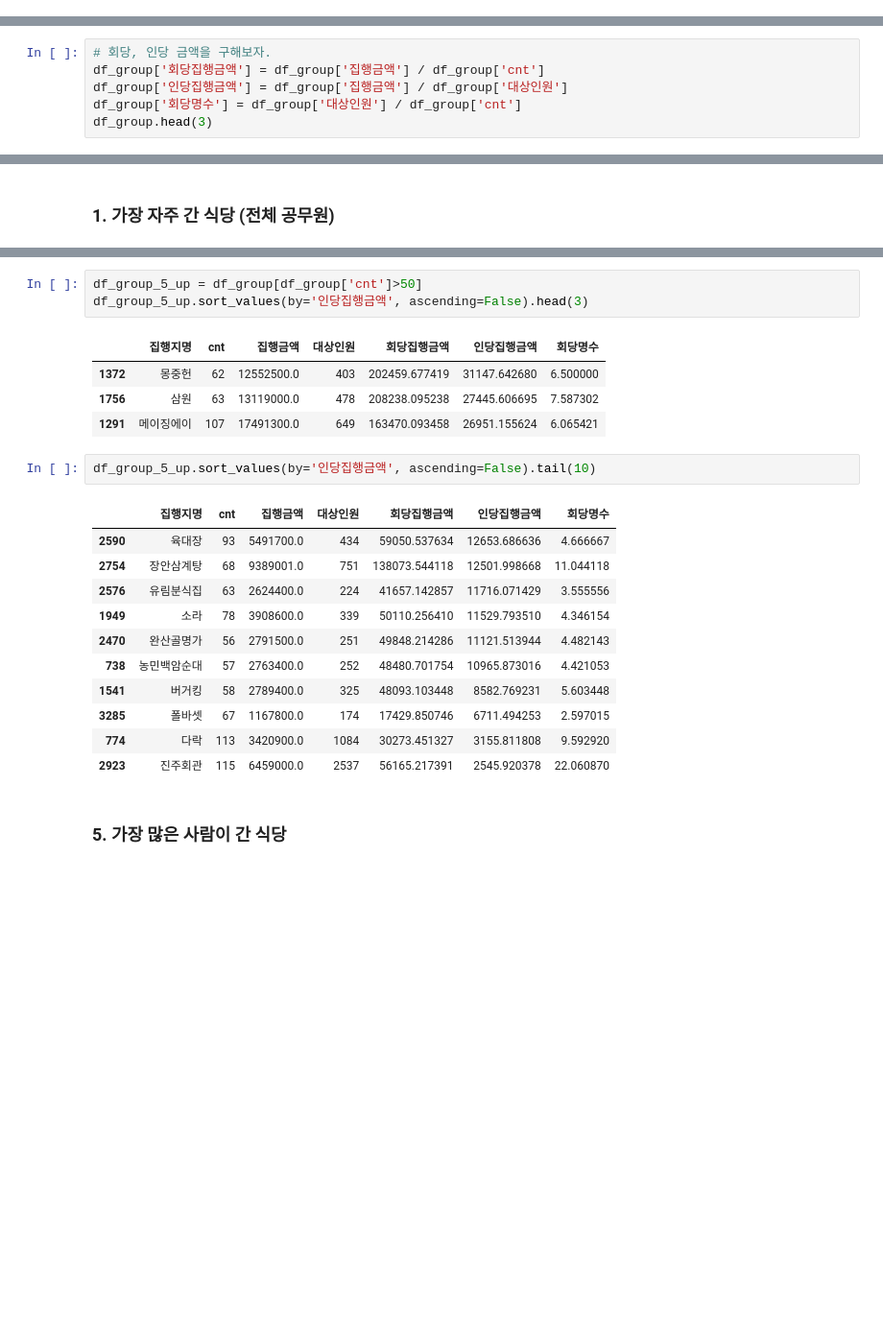
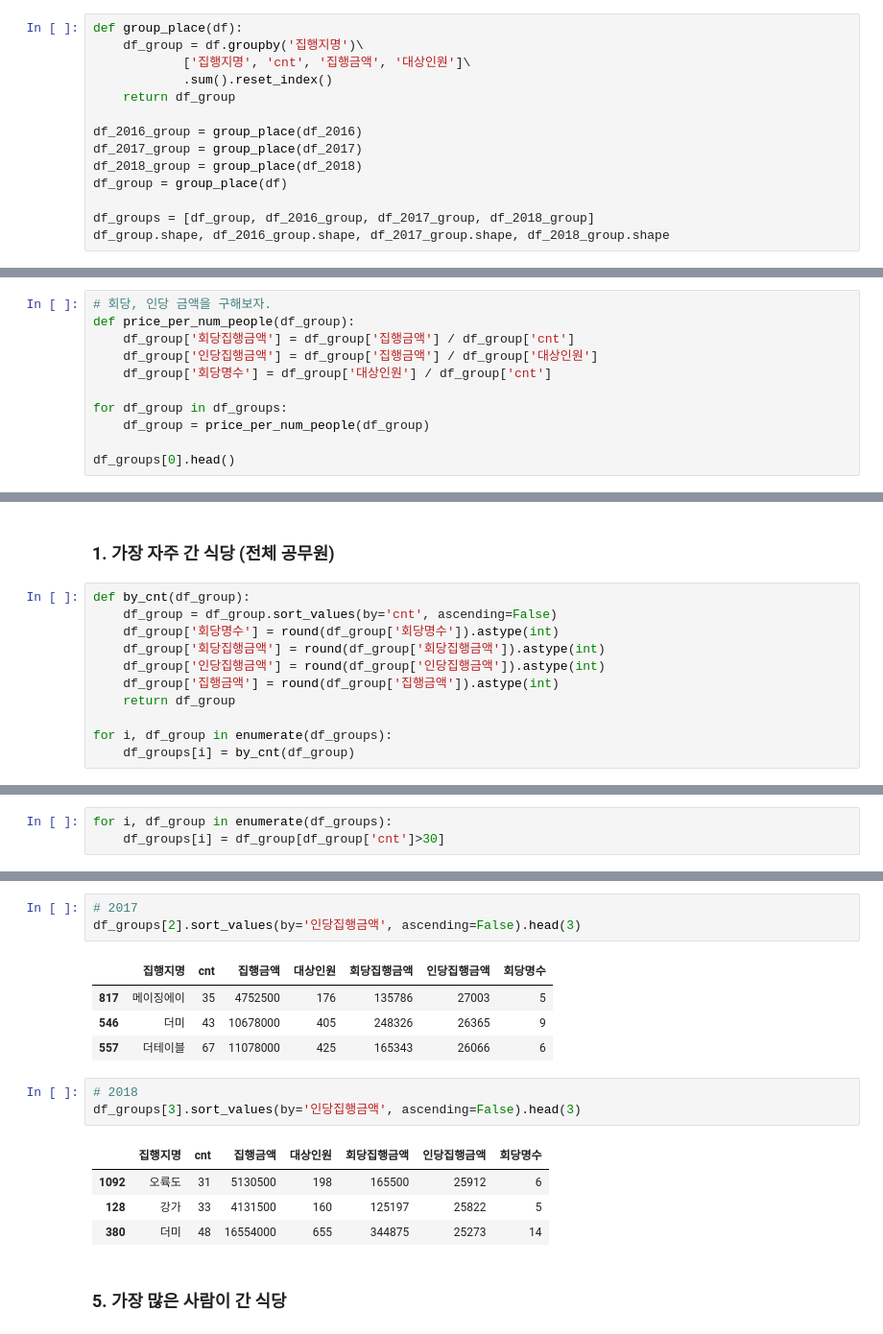
Before and after one commit to jy617lee/popular_restaurants_from_officials, a Jupyter notebook: data_analysis.ipynb, the cells around one changed output, grey strips where cells are left out. Shown at 96% size. Drawn from its saved outputs; the diff is of its cells as text; blank space fills up the shorter version.

```diff
--- a/data_analysis.ipynb
+++ b/data_analysis.ipynb
@@ -26,0 +28,14 @@ df_group.head(3)
+# %%
+def group_place(df):
+    df_group = df.groupby('집행지명')\
+            ['집행지명', 'cnt', '집행금액', '대상인원']\
+            .sum().reset_index()
+    return df_group
+
+df_2016_group = group_place(df_2016)
+df_2017_group = group_place(df_2017)
+df_2018_group = group_place(df_2018)
+df_group = group_place(df)
+
+df_groups = [df_group, df_2016_group, df_2017_group, df_2018_group]
+df_group.shape, df_2016_group.shape, df_2017_group.shape, df_2018_group.shape
@@ -27,9 +44,14 @@ df_group.head(3)
 # %%
 # 회당, 인당 금액을 구해보자.
-df_group['회당집행금액'] = df_group['집행금액'] / df_group['cnt']
-df_group['인당집행금액'] = df_group['집행금액'] / df_group['대상인원']
-df_group['회당명수'] = df_group['대상인원'] / df_group['cnt']
-df_group.head(3)
+def price_per_num_people(df_group):
+    df_group['회당집행금액'] = df_group['집행금액'] / df_group['cnt']
+    df_group['인당집행금액'] = df_group['집행금액'] / df_group['대상인원']
+    df_group['회당명수'] = df_group['대상인원'] / df_group['cnt']
+
+for df_group in df_groups:
+    df_group = price_per_num_people(df_group)
+
+df_groups[0].head()
 # %% [output]
 |  | 집행지명 | cnt | 집행금액 | 대상인원 | 회당집행금액 | 인당집행금액 | 회당명수 |
 | 0 | (월)월향 | 1 | 34000.0 | 2 | 34000.000000 | 17000.000000 | 2.000000 |
@@ -39,3 +65,14 @@ df_group.head(3)
 ## 카테고리별 맛집
 # %% [markdown]
 ### 1. 가장 자주 간 식당 (전체 공무원)
+# %%
+def by_cnt(df_group):
+    df_group = df_group.sort_values(by='cnt', ascending=False)
+    df_group['회당명수'] = round(df_group['회당명수']).astype(int)
+    df_group['회당집행금액'] = round(df_group['회당집행금액']).astype(int)
+    df_group['인당집행금액'] = round(df_group['인당집행금액']).astype(int)
+    df_group['집행금액'] = round(df_group['집행금액']).astype(int)
+    return df_group
+
+for i, df_group in enumerate(df_groups):
+    df_groups[i] = by_cnt(df_group)
@@ -51 +148,4 @@ df_group.sort_values(by='cnt', ascending=False).head(3)
+# %%
+for i, df_group in enumerate(df_groups):
+    df_groups[i] = df_group[df_group['cnt']>30]
 # %%
@@ -72,25 +202,19 @@ df_group_5_up.sort_values(by='회당집행금액', ascending=False).head(3)
 # %%
-df_group_5_up = df_group[df_group['cnt']>50]
-df_group_5_up.sort_values(by='인당집행금액', ascending=False).head(3)
+# 2017
+df_groups[2].sort_values(by='인당집행금액', ascending=False).head(3)
 # %% [output]
 |  | 집행지명 | cnt | 집행금액 | 대상인원 | 회당집행금액 | 인당집행금액 | 회당명수 |
-| 1372 | 몽중헌 | 62 | 12552500.0 | 403 | 202459.677419 | 31147.642680 | 6.500000 |
-| 1756 | 삼원 | 63 | 13119000.0 | 478 | 208238.095238 | 27445.606695 | 7.587302 |
-| 1291 | 메이징에이 | 107 | 17491300.0 | 649 | 163470.093458 | 26951.155624 | 6.065421 |
+| 817 | 메이징에이 | 35 | 4752500 | 176 | 135786 | 27003 | 5 |
+| 546 | 더미 | 43 | 10678000 | 405 | 248326 | 26365 | 9 |
+| 557 | 더테이블 | 67 | 11078000 | 425 | 165343 | 26066 | 6 |
 # %%
-df_group_5_up.sort_values(by='인당집행금액', ascending=False).tail(10)
+# 2018
+df_groups[3].sort_values(by='인당집행금액', ascending=False).head(3)
 # %% [output]
 |  | 집행지명 | cnt | 집행금액 | 대상인원 | 회당집행금액 | 인당집행금액 | 회당명수 |
-| 2590 | 육대장 | 93 | 5491700.0 | 434 | 59050.537634 | 12653.686636 | 4.666667 |
-| 2754 | 장안삼계탕 | 68 | 9389001.0 | 751 | 138073.544118 | 12501.998668 | 11.044118 |
-| 2576 | 유림분식집 | 63 | 2624400.0 | 224 | 41657.142857 | 11716.071429 | 3.555556 |
-| 1949 | 소라 | 78 | 3908600.0 | 339 | 50110.256410 | 11529.793510 | 4.346154 |
-| 2470 | 완산골명가 | 56 | 2791500.0 | 251 | 49848.214286 | 11121.513944 | 4.482143 |
-| 738 | 농민백암순대 | 57 | 2763400.0 | 252 | 48480.701754 | 10965.873016 | 4.421053 |
-| 1541 | 버거킹 | 58 | 2789400.0 | 325 | 48093.103448 | 8582.769231 | 5.603448 |
-| 3285 | 폴바셋 | 67 | 1167800.0 | 174 | 17429.850746 | 6711.494253 | 2.597015 |
-| 774 | 다락 | 113 | 3420900.0 | 1084 | 30273.451327 | 3155.811808 | 9.592920 |
-| 2923 | 진주회관 | 115 | 6459000.0 | 2537 | 56165.217391 | 2545.920378 | 22.060870 |
+| 1092 | 오륙도 | 31 | 5130500 | 198 | 165500 | 25912 | 6 |
+| 128 | 강가 | 33 | 4131500 | 160 | 125197 | 25822 | 5 |
+| 380 | 더미 | 48 | 16554000 | 655 | 344875 | 25273 | 14 |
 # %% [markdown]
 ### 5. 가장 많은 사람이 간 식당
 # %%
```
Also changed, not shown: parts of 55 cells of this notebook, 1 other file.
